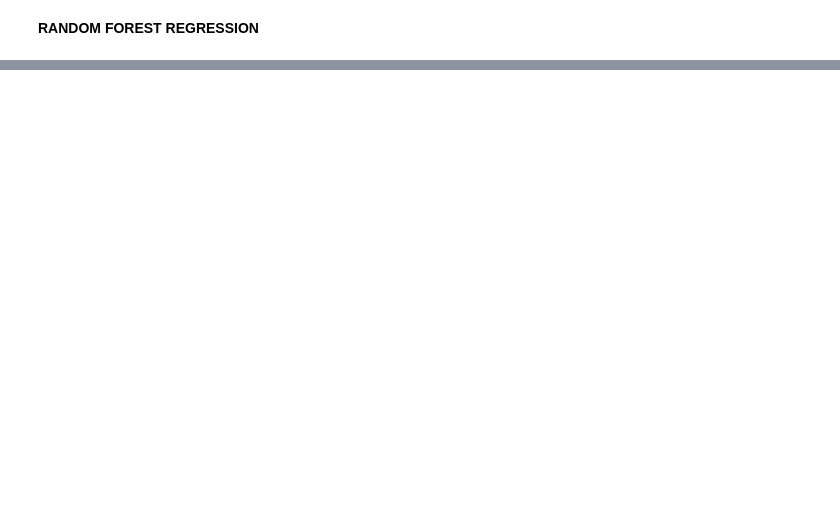
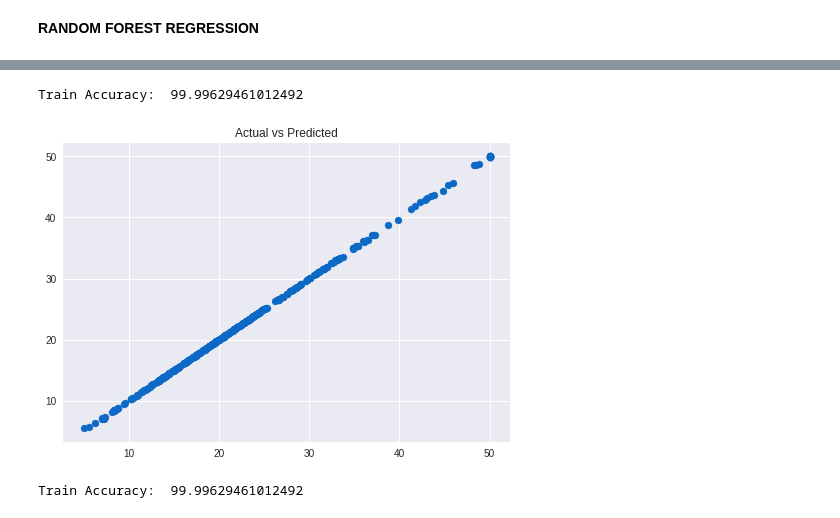
Before and after one commit to Sakshi1007/MLnow_2.0, a Jupyter notebook: BostonPrice.ipynb, the cells around one changed output, grey strips where cells are left out. Drawn from its saved outputs; the diff is of its cells as text; code cells hidden in the pictures; blank space fills up the shorter version.

```diff
--- a/BostonPrice.ipynb
+++ b/BostonPrice.ipynb
@@ -291,8 +296,12 @@ plt.show()
 # %% [markdown]
 **RANDOM FOREST REGRESSION**
 # %%
-X=df.iloc[:,[-1,5,10,4,9]]
-y=df.iloc[:,-1]
+X=dataset.iloc[:,[-1,5,10,4,9]]
+y=dataset.iloc[:,-1]
 # %%
 from sklearn.model_selection import train_test_split
 X_train,X_test,y_train,y_test=train_test_split(X,y,test_size=0.2,random_state=20)
+# %%
+from sklearn.ensemble import RandomForestRegressor
+regModel=RandomForestRegressor()
+regModel.fit(X_train,y_train)
@@ -298,0 +316,14 @@ X_train,X_test,y_train,y_test=train_test_split(X,y,test_size=0.2,random_state=20
+# %%
+y_pred=regModel.predict(X_train)
+# %%
+print("Train Accuracy: ",regModel.score(X_train,y_train)*100)
+# %% [output]
+Train Accuracy:  99.99629461012492
+# %%
+plt.scatter(y_train,y_pred)
+plt.x_label=("Price")
+plt.y_label=("Predicted price")
+plt.title("Actual vs Predicted")
+plt.show()
+# %% [output]
+[figure, added]
@@ -298,0 +332,4 @@ X_train,X_test,y_train,y_test=train_test_split(X,y,test_size=0.2,random_state=20
+# %%
+print("Train Accuracy: ",regModel.score(X_train,y_train)*100)
+# %% [output]
+Train Accuracy:  99.99629461012492
```
Also changed, not shown: parts of 5 cells of this notebook.
